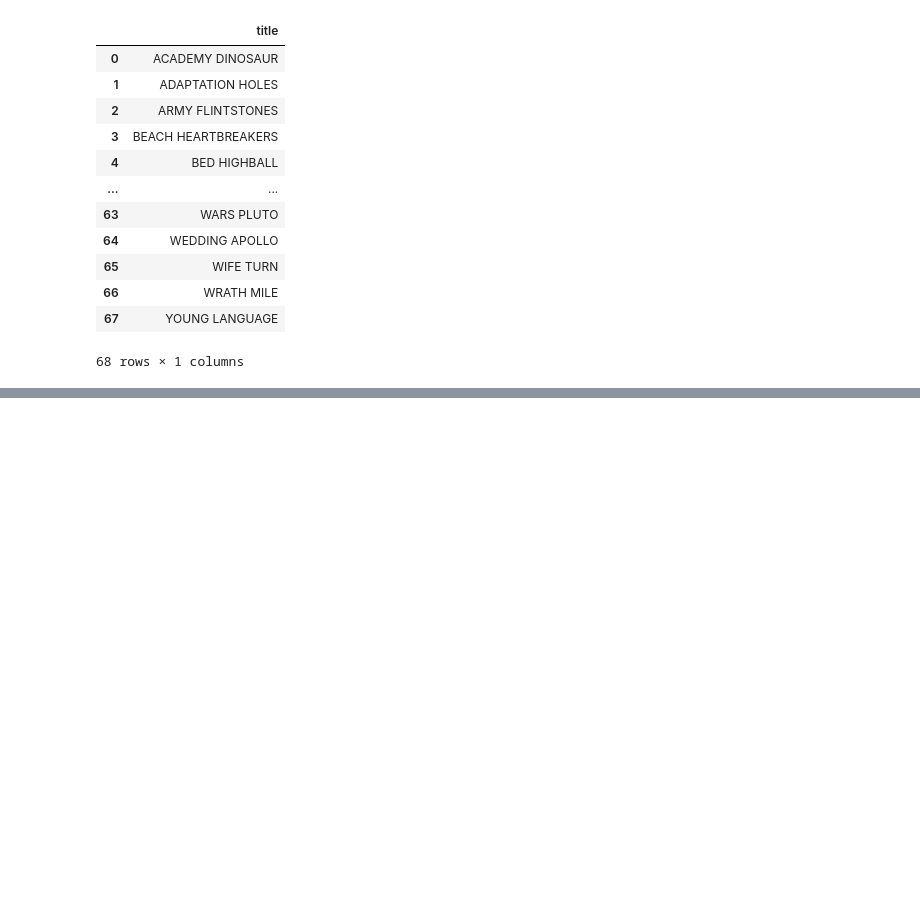
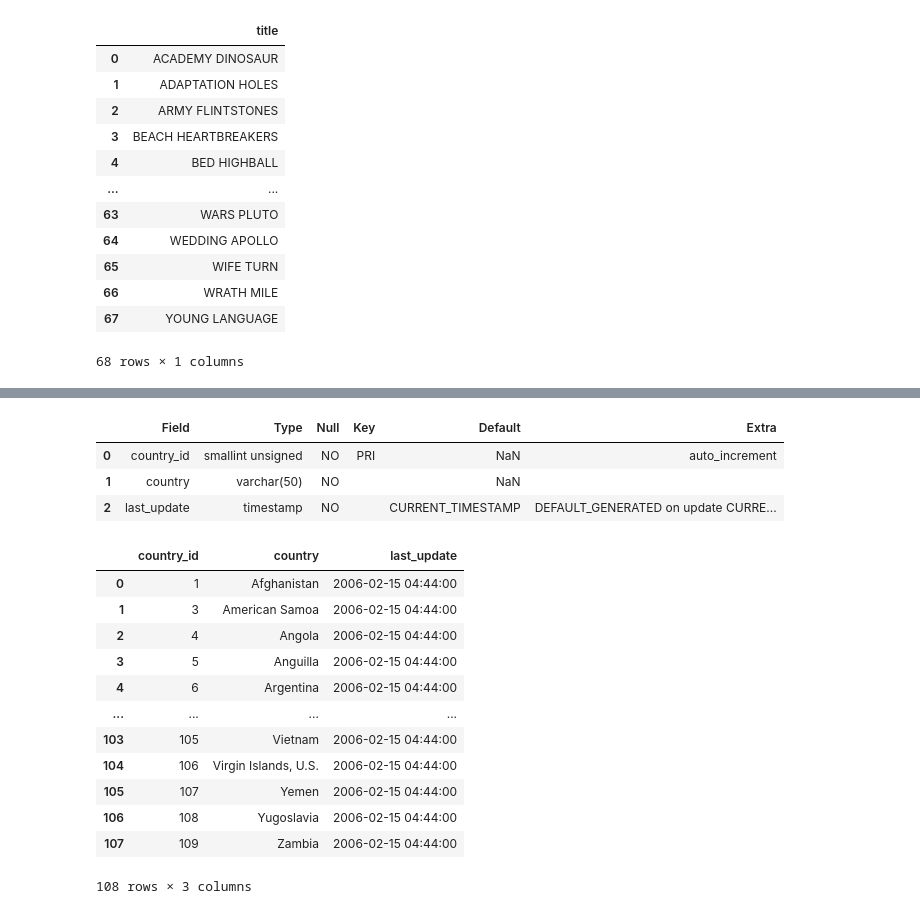
Before and after one commit to preciii7/practica_programacion, a Jupyter notebook: sql/ejercicios.ipynb, the cells around one changed output, grey strips where cells are left out. Cells and saved outputs as stored; diff of their text form; code cells hidden in the pictures; blank space fills up the shorter version.

```diff
--- a/sql/ejercicios.ipynb
+++ b/sql/ejercicios.ipynb
@@ -79,0 +136,24 @@ pd.read_sql("SELECT title FROM film_list WHERE category = 'Documentary';", engin
+# %%
+pd.read_sql("DESCRIBE country;", engine)
+# %% [output]
+|  | Field | Type | Null | Key | Default | Extra |
+| 0 | country_id | smallint unsigned | NO | PRI | NaN | auto_increment |
+| 1 | country | varchar(50) | NO |  | NaN |  |
+| 2 | last_update | timestamp | NO |  | CURRENT_TIMESTAMP | DEFAULT_GENERATED on update CURRE... |
+# %%
+# No olvidar poner comillas al dato de la variable categorica (no olvidar poner comillas a Algeria)
+pd.read_sql("SELECT * FROM country WHERE country != 'Algeria';", engine)
+# %% [output]
+|  | country_id | country | last_update |
+| 0 | 1 | Afghanistan | 2006-02-15 04:44:00 |
+| 1 | 3 | American Samoa | 2006-02-15 04:44:00 |
+| 2 | 4 | Angola | 2006-02-15 04:44:00 |
+| 3 | 5 | Anguilla | 2006-02-15 04:44:00 |
+| 4 | 6 | Argentina | 2006-02-15 04:44:00 |
+| ... | ... | ... | ... |
+| 103 | 105 | Vietnam | 2006-02-15 04:44:00 |
+| 104 | 106 | Virgin Islands, U.S. | 2006-02-15 04:44:00 |
+| 105 | 107 | Yemen | 2006-02-15 04:44:00 |
+| 106 | 108 | Yugoslavia | 2006-02-15 04:44:00 |
+| 107 | 109 | Zambia | 2006-02-15 04:44:00 |
+108 rows × 3 columns
```
Also changed, not shown: parts of 6 cells of this notebook.
